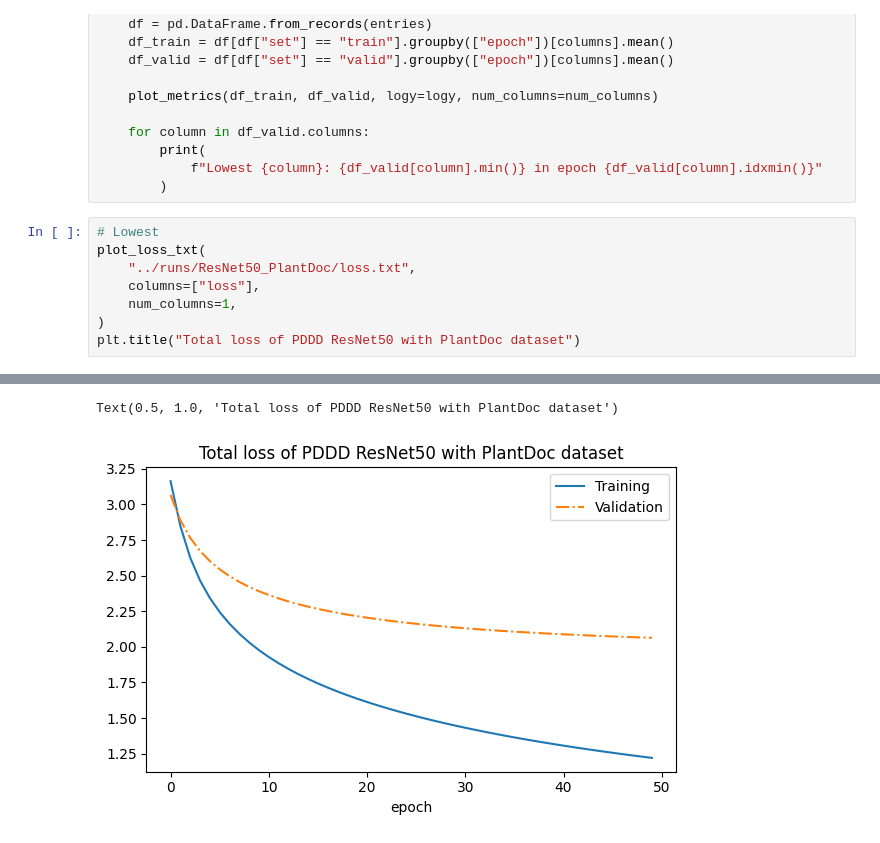
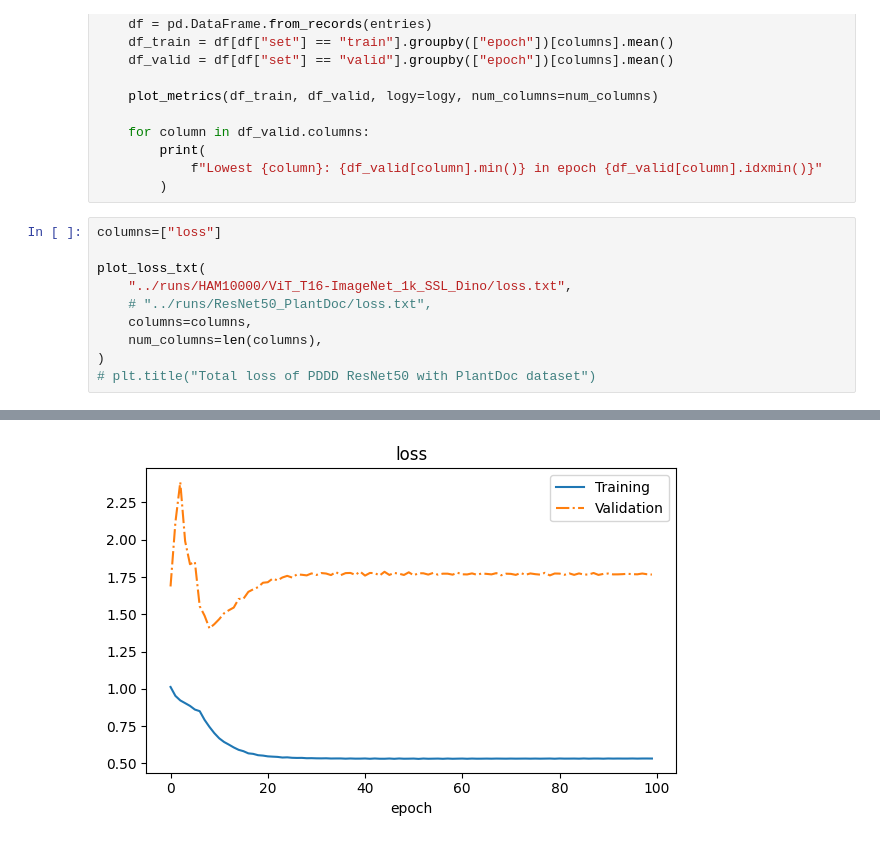
Before and after one commit to AlexanderPeter/thesis, a Jupyter notebook: code/16_plot_metrics_from_log.ipynb, the cells around one changed output, grey strips where cells are left out. Drawn from its saved outputs; the diff is of its cells as text.

```diff
--- a/code/16_plot_metrics_from_log.ipynb
+++ b/code/16_plot_metrics_from_log.ipynb
@@ -74,11 +74,13 @@ def plot_loss_txt(
             f"Lowest {column}: {df_valid[column].min()} in epoch {df_valid[column].idxmin()}"
         )
 # %%
-# Lowest
+columns=["loss"]
+
 plot_loss_txt(
-    "../runs/ResNet50_PlantDoc/loss.txt",
-    columns=["loss"],
-    num_columns=1,
+    "../runs/HAM10000/ViT_T16-ImageNet_1k_SSL_Dino/loss.txt",
+    # "../runs/ResNet50_PlantDoc/loss.txt",
+    columns=columns,
+    num_columns=len(columns),
 )
-plt.title("Total loss of PDDD ResNet50 with PlantDoc dataset")
+# plt.title("Total loss of PDDD ResNet50 with PlantDoc dataset")
 # %% [output]
@@ -87,2 +89 @@ Lowest loss: 2.0632492661476136 in epoch 49
-Text(0.5, 1.0, 'Total loss of PDDD ResNet50 with PlantDoc dataset')
-[figure, old version]
+[figure, new version]
```
Also changed, not shown: parts of 1 cell of this notebook, 7 other files.
